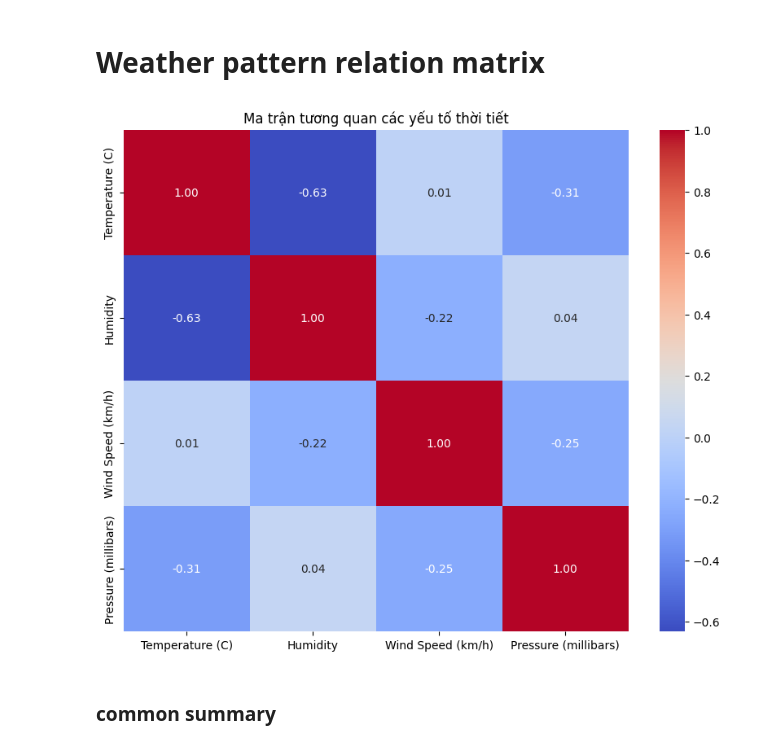
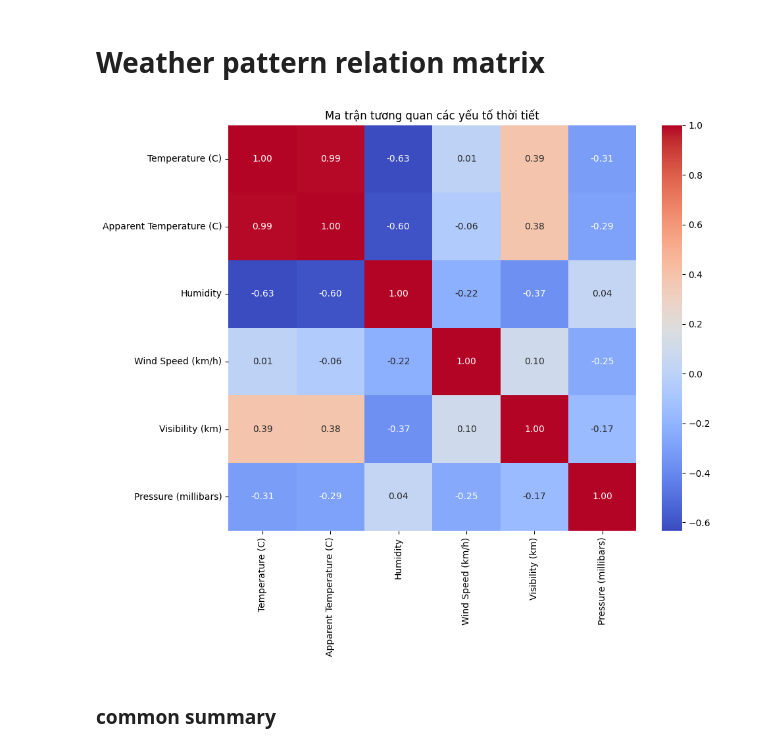
Before and after one commit to CMC-NCKH-2026/Weather_forcasting, a Jupyter notebook: notebooks/Data_Visualization.ipynb, the cells around one changed output. Drawn from its saved outputs; the diff is of its cells as text; code cells hidden in the pictures.

Commit message:
sửa lại visuali và analysis

```diff
--- a/notebooks/Data_Visualization.ipynb
+++ b/notebooks/Data_Visualization.ipynb
@@ -130,13 +130,14 @@ Text(0.5, 1.0, 'Biểu đồ thể hiện Temperature và Apparent Temperature q
 # %% [markdown]
 # Weather pattern relation matrix
 # %%
-corr_matrix = df[['Temperature (C)', 'Humidity', 'Wind Speed (km/h)', 'Pressure (millibars)']].corr()
+numeric_cols = ['Temperature (C)', 'Apparent Temperature (C)', 'Humidity', 'Wind Speed (km/h)', 'Visibility (km)', 'Pressure (millibars)']
+corr_matrix = df[numeric_cols].corr()
 plt.figure(figsize=(10, 8))
 sns.heatmap(corr_matrix, annot=True, cmap='coolwarm', fmt='.2f')
 plt.title('Ma trận tương quan các yếu tố thời tiết')
 plt.savefig('../charts/correlation_heatmap.png')
 # %% [output]
-[figure, old version]
+[figure, new version]
 # %% [markdown]
 ### common summary
 # %%
```
Also changed, not shown: 3 other files.
